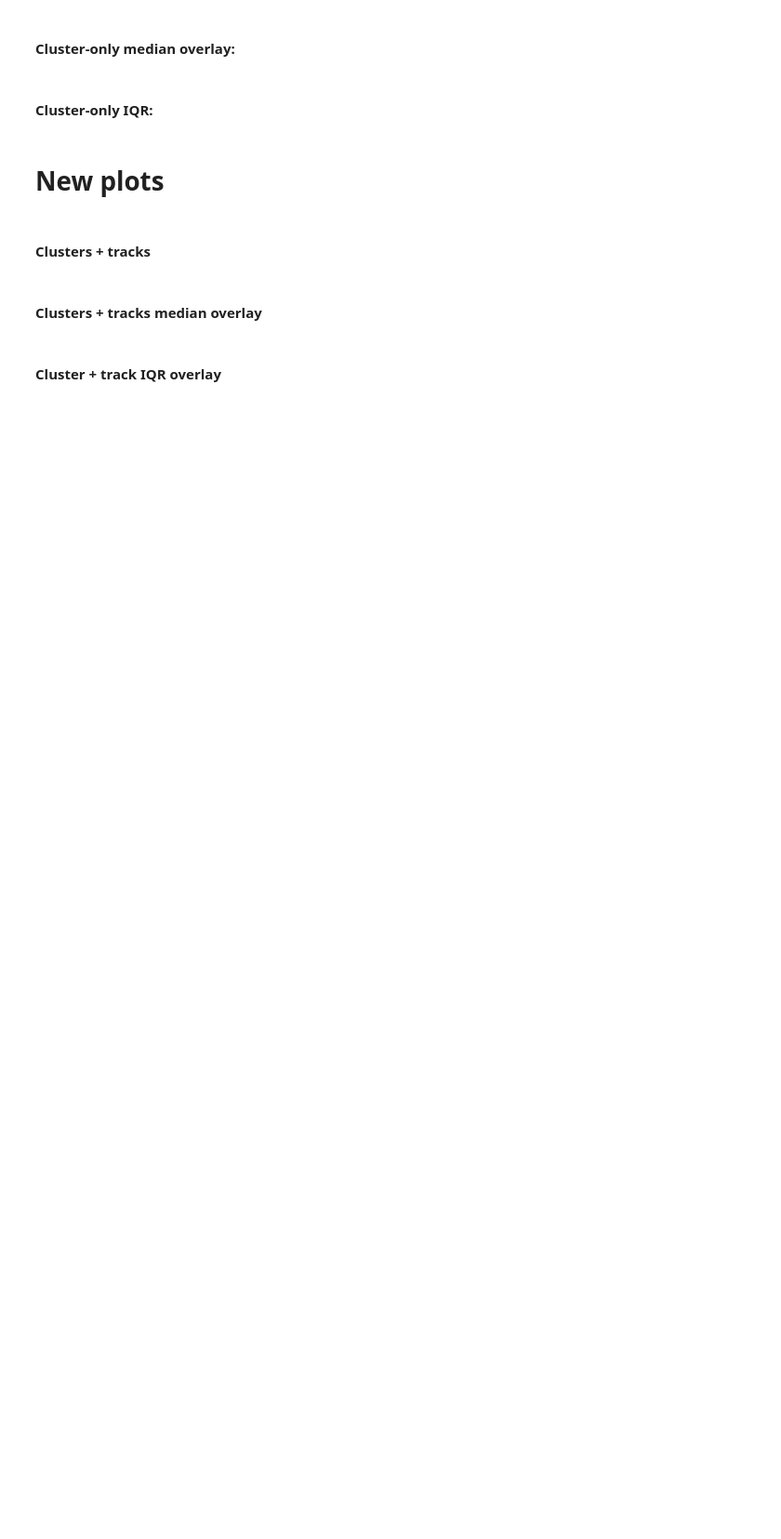
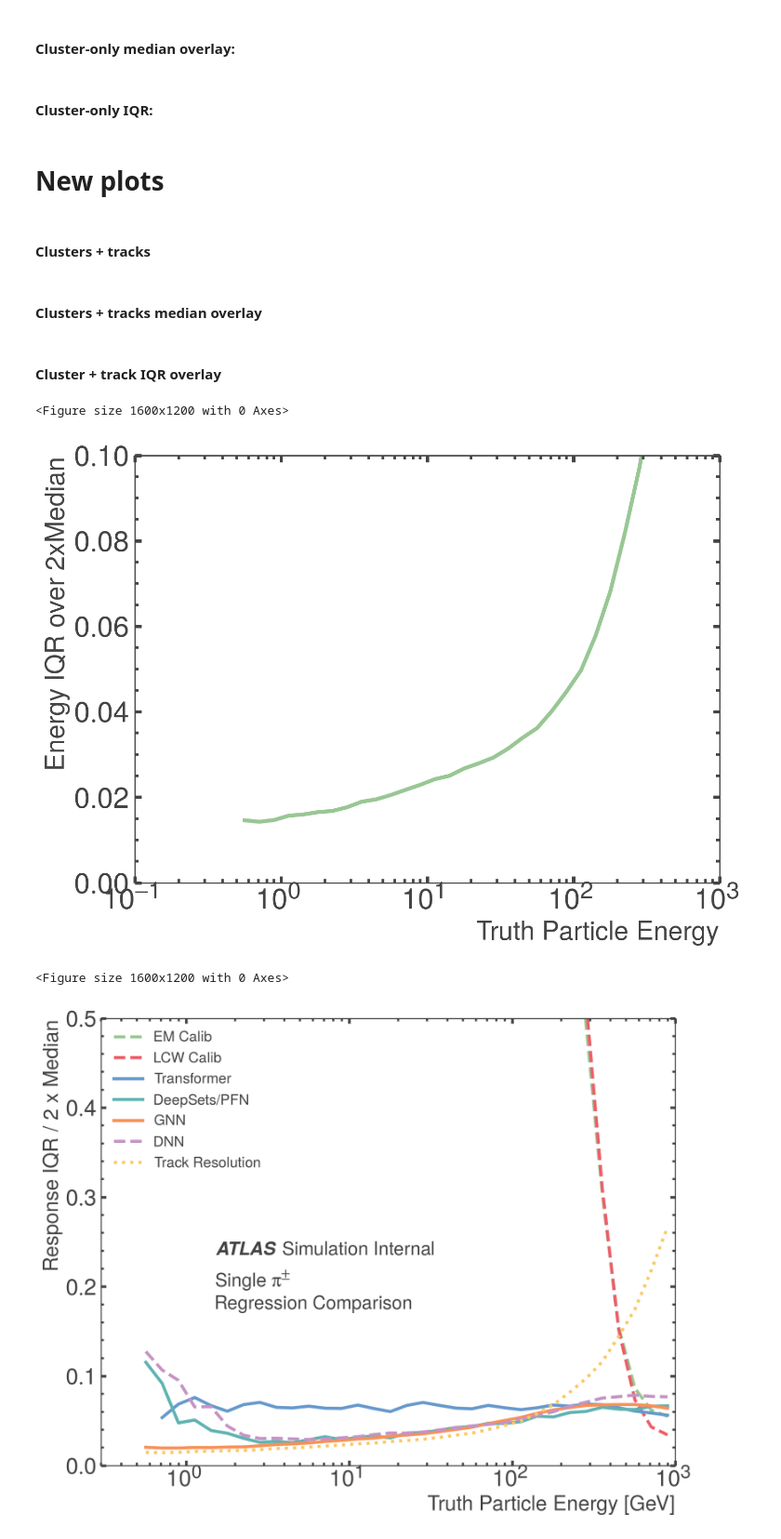
Before and after one commit to atlas-calo-ml/gn4pions_eastbay, a Jupyter notebook: analysis_example.ipynb, the cells around one changed output. Shown at 93% size. Cells and saved outputs as stored; diff of their text form; code cells hidden in the pictures; blank space fills up the shorter version.

```diff
--- a/analysis_example.ipynb
+++ b/analysis_example.ipynb
@@ -390,6 +510,6 @@ ls -latrh results/onetrack_multicluster
 # %%
 ### East Bay GNN w/ tracks
-data_dir = 'results/onetrack_multicluster/test_20220526_regress/'
+data_dir = 'results/onetrack_multicluster/full_dataset_20220601_regress/'
 # pred_file = 'results/onetrack_multicluster/full_dataset_20220314/predictions.npz' # full training 1
 # pred_file = 'results/onetrack_multicluster_hadweight/full_dataset_20220314/predictions.npz' # full training 2
 # pred_file = 'results/onetrack_multicluster/full_dataset_20220408_regress/predictions.npz' # post-bugfix, w/ track pt
@@ -408,6 +528,8 @@ truth_particle_es = 10**predictions['truth_particle_es']
 truth_particle_pts = predictions['truth_particle_pts']
 track_pts = predictions['track_pts']
 track_etas = predictions['track_etas']
+cluster_calib_e = predictions['cluster_calib_es']
+cluster_had_weight = predictions['cluster_had_weights']
 
 df = pd.DataFrame(np.vstack(
     [
@@ -419,16 +541,19 @@ df = pd.DataFrame(np.vstack(
      truth_particle_pts,
         track_pts,
         track_etas,
+        cluster_calib_e,
+        cluster_had_weight,
     ]).T,
                  columns = [
 #                      "targets_class",
 #                      "outputs_class",
                      "targets_regress",
                      "outputs_regress",
-                            "energy", "eta", "em_prob",
-                            "truth_particle_e",
-                            "truth_particle_pt",
-                     "track_pt", "track_eta"
+                     "energy", "eta", "em_prob",
+                     "truth_particle_e",
+                     "truth_particle_pt",
+                     "track_pt", "track_eta",
+                     "cluster_calib_e",  "cluster_had_weight",
                            ])
 # %% [output]
 ['targets', 'outputs', 'energies', 'etas', 'em_probs', 'cluster_calib_es', 'cluster_had_weights', 'truth_particle_es', 'truth_particle_pts', 'track_pts', 'track_etas']
@@ -1097,44 +1220,58 @@ pu.lineOverlay(xcenter=xcenter, lines=median_2,
 # %% [markdown]
 #### Cluster + track IQR overlay
 # %%
-iqr_gnn = np.load('pub_note_results/iqr_gnn.npz')
+iqr_gnn = np.load(data_dir+'/iqr_gnn.npz')# iqr_gnn = np.load('pub_note_results/iqr_gnn.npz')
 iqr_transformer = np.load('pub_note_results/iqr_transformer.npz')
 iqr_pfn = np.load('pub_note_results/iqr_pfn.npz')
 iqr_em =  np.load('pub_note_results/iqr_em.npz')
 iqr_lcw =  np.load('pub_note_results/iqr_lcw.npz')
 iqr_dnn = np.load('pub_note_results/iqr_dnn.npz')
-iqr_gnn_simple = np.load('pub_note_results/iqr_simple_gnn_test_script.npz')
 
-xcenter, iqr_track = ru.resolutionPlot(df.truth_particle_pt*np.cosh(df.track_eta),
-                                       df.track_pt*np.cosh(df.track_eta),
+xcenter, iqr_track = ru.resolutionPlot(df.truth_particle_e,
+                                       (10**df.track_pt)*np.cosh(df.track_eta)/df.truth_particle_e,
                                        statistic='iqrOverMed')
 
 xcenter = iqr_gnn['xcenter']
 iqr_2 = [
-    iqr_em['iqr'][2,:],
-    iqr_lcw['iqr'][2,:],
+    iqr_em['iqr'][0,:], # use 2 for default df_em_lcw files
+    iqr_lcw['iqr'][0,:], # use 2 for default df_em_lcw files
     iqr_transformer['iqr'][0,:],
     iqr_pfn['iqr'][0,:],
-#     iqr_gnn['iqr'][0,:],
+    iqr_gnn['iqr'][0,:],
     iqr_dnn['iqr'],
     iqr_track,
       ]
 
-labels=['EM Calib', 'LCW Calib', 'Transformer', 'DeepSets/PFN',
-#         'GNN',
+labels=[
+    'EM Calib',
+        'LCW Calib',
+        'Transformer',
+        'DeepSets/PFN',
+        'GNN',
         'DNN',
-#         'Mariel GNN',
         'Track Resolution',
        ]
 
 pu.lineOverlay(xcenter=xcenter, lines = iqr_2,
             labels = labels,
             xlabel = 'Truth Particle Energy [GeV]', ylabel = 'Response IQR / 2 x Median',
             y_max = 0.5,  # default = 0.5
                x_min = .3,
-            linestyles = ['dashed','dashed','solid','solid','solid','solid','solid','solid'],
-            atlas_x = 0.5, atlas_y = 0.5, simulation = True,
-            textlist = [{'x': 0.5, 'y': 0.4, 'text': 'Single $\pi^{\pm}$'},
-                        {'x': 0.5, 'y': 0.35,  'text': 'Regression Comparison'}],
+            linestyles = [
+                'dashed',
+                          'dashed',
+                          'solid','solid','solid',
+#                 'solid',
+#                 'solid','solid',
+                'dashed','dotted'
+            ],
+            atlas_x = 0.2, atlas_y = 0.5, simulation = True,
+            textlist = [{'x': 0.2, 'y': 0.4, 'text': 'Single $\pi^{\pm}$'},
+                        {'x': 0.2, 'y': 0.35,  'text': 'Regression Comparison'}],
 #               figfile='pub_note_results/regress_all_iqr.png'
               )
+# %% [output]
+<Figure size 1600x1200 with 0 Axes>
+[figure, added]
+<Figure size 1600x1200 with 0 Axes>
+[figure, added]
```
Also changed, not shown: parts of 21 cells of this notebook, 12 other files.
